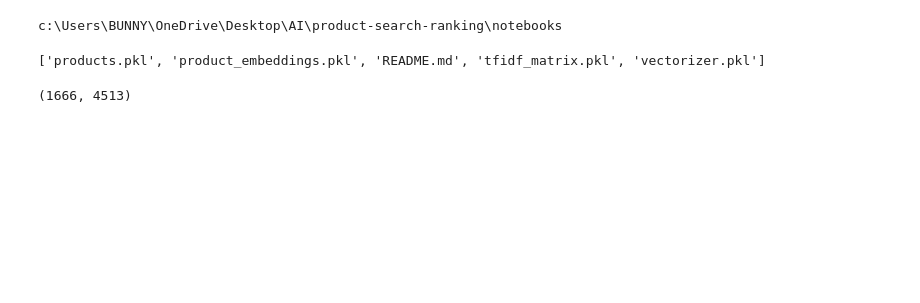
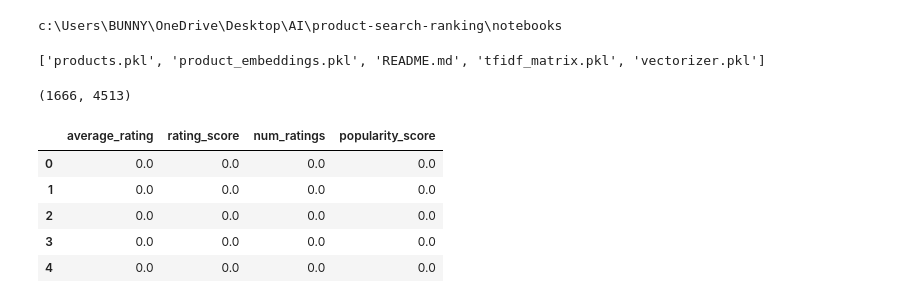
Before and after one commit to burrabhavana-dev/intelligent-product-search-ranking-system, a Jupyter notebook: notebooks/query_understanding.ipynb, the cells around one changed output. Drawn from its saved outputs; the diff is of its cells as text; code cells hidden in the pictures; blank space fills up the shorter version.

```diff
--- a/notebooks/query_understanding.ipynb
+++ b/notebooks/query_understanding.ipynb
@@ -384,0 +319,6 @@ FileNotFoundError: [Errno 2] No such file or directory: '../models/tfidf_vectori
+# %%
+import pandas as pd
+
+df = pd.read_csv("../data/clean_products.csv")
+
+print(df.shape)
@@ -416,0 +365,36 @@ print(tfidf_matrix.shape)
+# %%
+import numpy as np
+
+df["rating_score"] = (
+    df["average_rating"].fillna(0) / 5
+)
+
+df["popularity_score"] = (
+    np.log1p(
+        df["num_ratings"].fillna(0)
+    )
+)
+
+# Normalize popularity
+
+df["popularity_score"] = (
+    df["popularity_score"]
+    /
+    df["popularity_score"].max()
+)
+# %%
+df[
+    [
+        "average_rating",
+        "rating_score",
+        "num_ratings",
+        "popularity_score"
+    ]
+].head()
+# %% [output]
+|  | average_rating | rating_score | num_ratings | popularity_score |
+| 0 | 0.0 | 0.0 | 0.0 | 0.0 |
+| 1 | 0.0 | 0.0 | 0.0 | 0.0 |
+| 2 | 0.0 | 0.0 | 0.0 | 0.0 |
+| 3 | 0.0 | 0.0 | 0.0 | 0.0 |
+| 4 | 0.0 | 0.0 | 0.0 | 0.0 |
```
Also changed, not shown: parts of 21 cells of this notebook, 2 other files.
